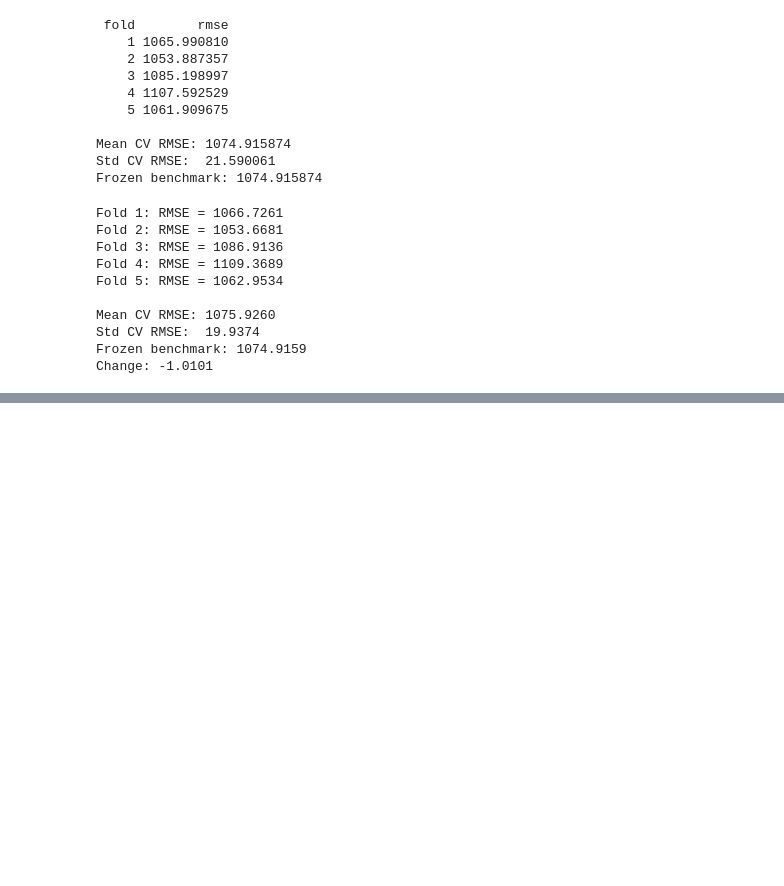
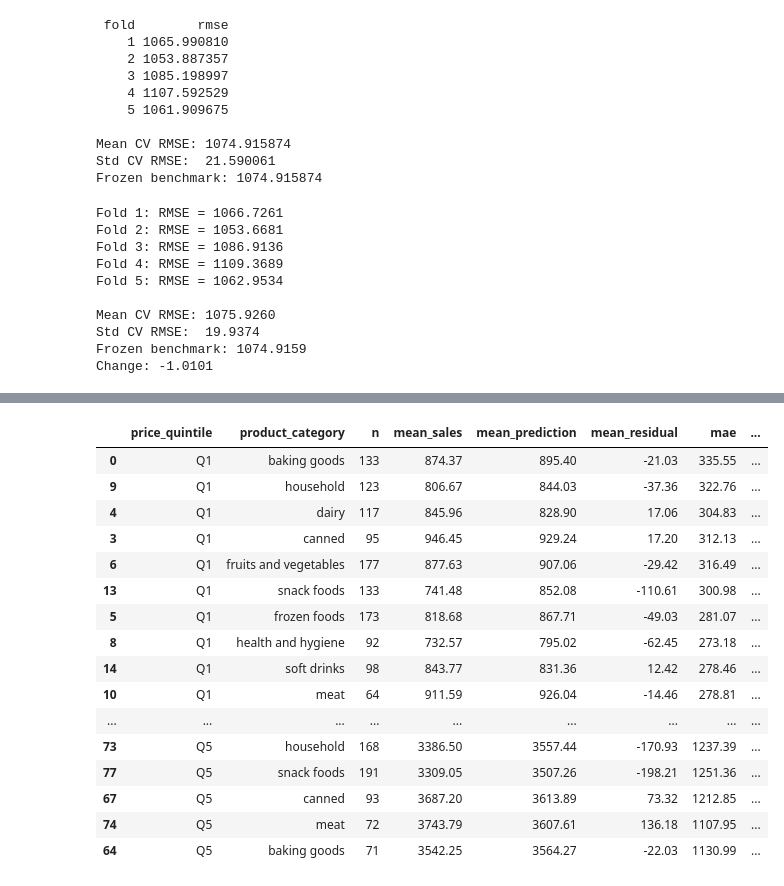
Before and after one commit to Successdada/DSN-26, a Jupyter notebook: Notebooks/validation_baseline.ipynb, the cells around one changed output, grey strips where cells are left out. Saved outputs shown, nothing was run; the diff lists cells and outputs as text; code cells hidden in the pictures; blank space fills up the shorter version.

```diff
--- a/Notebooks/validation_baseline.ipynb
+++ b/Notebooks/validation_baseline.ipynb
@@ -4085,0 +6368,79 @@ Change: -1.0101
+# %%
+# Aim: Identify whether product category changes sales behavior or
+# residual difficulty within comparable price regimes.
+
+interaction_diagnostic = pd.DataFrame({
+    "product_category": X["product_category_clean"].values,
+    "product_price": X["product_price"].values,
+    "sales": y.values,
+    "prediction": cat_oof
+})
+
+interaction_diagnostic["residual"] = (
+    interaction_diagnostic["sales"]
+    - interaction_diagnostic["prediction"]
+)
+
+interaction_diagnostic["abs_residual"] = (
+    interaction_diagnostic["residual"].abs()
+)
+
+# Create price quintiles using the full training distribution.
+interaction_diagnostic["price_quintile"] = pd.qcut(
+    interaction_diagnostic["product_price"],
+    q=5,
+    labels=["Q1", "Q2", "Q3", "Q4", "Q5"],
+    duplicates="drop"
+)
+
+interaction_table = (
+    interaction_diagnostic
+    .groupby(
+        ["price_quintile", "product_category"],
+        observed=True
+    )
+    .agg(
+        n=("sales", "size"),
+        mean_sales=("sales", "mean"),
+        mean_prediction=("prediction", "mean"),
+        mean_residual=("residual", "mean"),
+        mae=("abs_residual", "mean"),
+        rmse=(
+            "residual",
+            lambda x: np.sqrt(np.mean(x ** 2))
+        )
+    )
+    .reset_index()
+)
+
+# Keep only reasonably supported groups so tiny cells do not dominate.
+interaction_table_supported = interaction_table[
+    interaction_table["n"] >= 40
+].copy()
+
+display(
+    interaction_table_supported
+    .sort_values(
+        ["price_quintile", "rmse"],
+        ascending=[True, False]
+    )
+    .round(2)
+)
+# %% [output]
+|  | price_quintile | product_category | n | mean_sales | mean_prediction | mean_residual | mae | ... |
+| 0 | Q1 | baking goods | 133 | 874.37 | 895.40 | -21.03 | 335.55 | ... |
+| 9 | Q1 | household | 123 | 806.67 | 844.03 | -37.36 | 322.76 | ... |
+| 4 | Q1 | dairy | 117 | 845.96 | 828.90 | 17.06 | 304.83 | ... |
+| 3 | Q1 | canned | 95 | 946.45 | 929.24 | 17.20 | 312.13 | ... |
+| 6 | Q1 | fruits and vegetables | 177 | 877.63 | 907.06 | -29.42 | 316.49 | ... |
+| 13 | Q1 | snack foods | 133 | 741.48 | 852.08 | -110.61 | 300.98 | ... |
+| 5 | Q1 | frozen foods | 173 | 818.68 | 867.71 | -49.03 | 281.07 | ... |
+| 8 | Q1 | health and hygiene | 92 | 732.57 | 795.02 | -62.45 | 273.18 | ... |
+| 14 | Q1 | soft drinks | 98 | 843.77 | 831.36 | 12.42 | 278.46 | ... |
+| 10 | Q1 | meat | 64 | 911.59 | 926.04 | -14.46 | 278.81 | ... |
+| ... | ... | ... | ... | ... | ... | ... | ... | ... |
+| 73 | Q5 | household | 168 | 3386.50 | 3557.44 | -170.93 | 1237.39 | ... |
+| 77 | Q5 | snack foods | 191 | 3309.05 | 3507.26 | -198.21 | 1251.36 | ... |
+| 67 | Q5 | canned | 93 | 3687.20 | 3613.89 | 73.32 | 1212.85 | ... |
+| 74 | Q5 | meat | 72 | 3743.79 | 3607.61 | 136.18 | 1107.95 | ... |
+| 64 | Q5 | baking goods | 71 | 3542.25 | 3564.27 | -22.03 | 1130.99 | ... |
```
Also changed, not shown: parts of 73 cells of this notebook, 2 other files.
